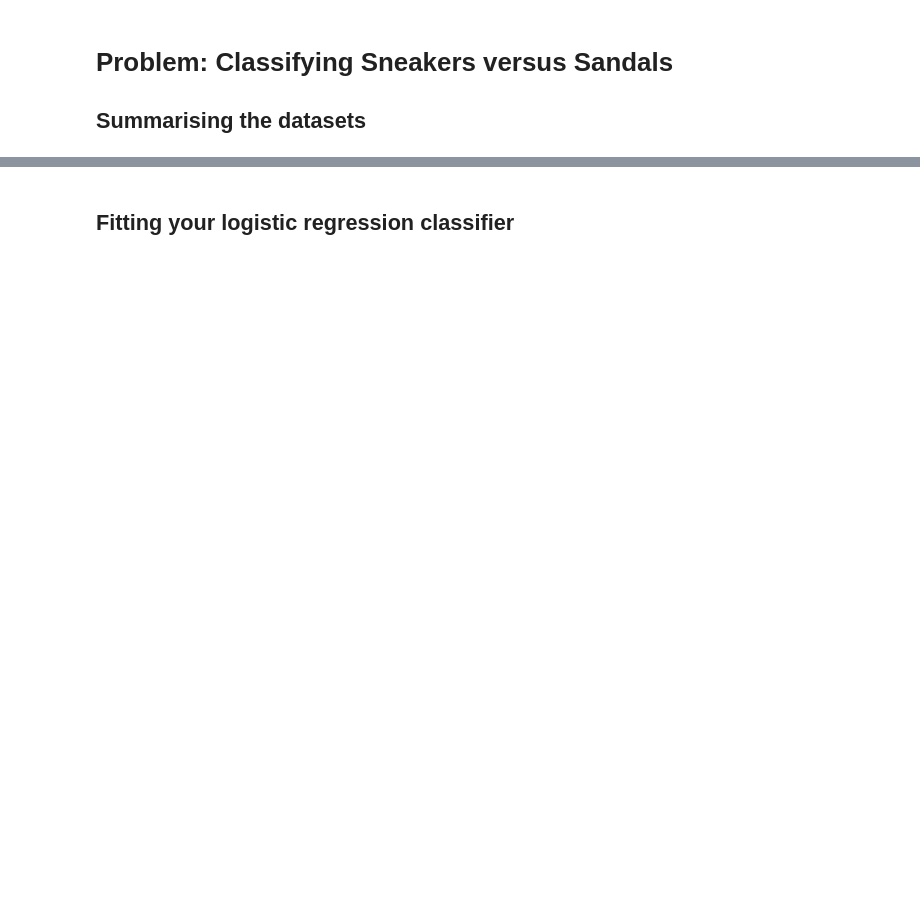
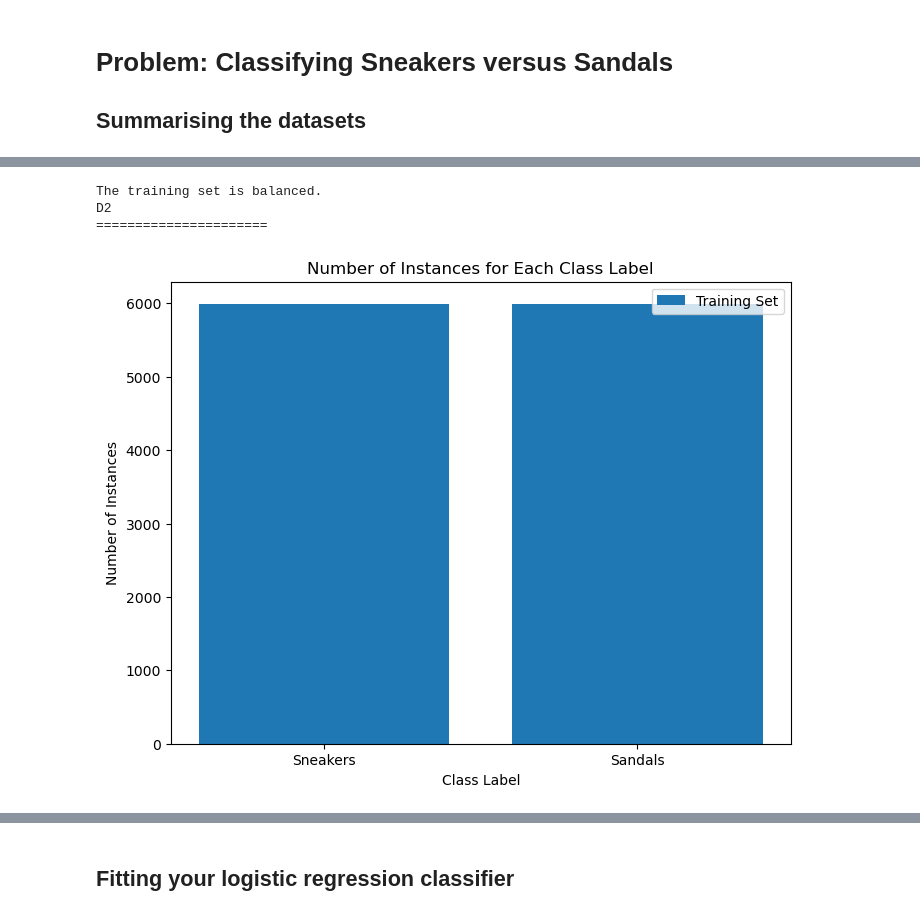
Before and after one commit to LisonLau/CITS5508-Assignments, a Jupyter notebook: Assignment 1 (15%)/assig1_23123849.ipynb, the cells around one changed output, grey strips where cells are left out. Saved outputs shown, nothing was run; the diff lists cells and outputs as text; code cells hidden in the pictures; blank space fills up the shorter version.

```diff
--- a/Assignment 1 (15%)/assig1_23123849.ipynb
+++ b/Assignment 1 (15%)/assig1_23123849.ipynb
@@ -43,27 +45,32 @@ Total number of instances: 13988
 # %%
 import matplotlib.pyplot as plt
 
 # Get the counts of each class label in the training set and test set
 train_label_counts = ss_train['label'].value_counts()
 # test_label_counts = ss_test_labels['label'].value_counts()
 
 # Check if the training set is imbalanced
 if abs(train_label_counts[0] - train_label_counts[1]) > 0.5 * num_train_instances:
     print('The training set is imbalanced.')
 else:
     print('The training set is balanced.')
 
 # Print D2
 print('D2\n======================')
 plt.figure(figsize=(8, 6))
-plt.bar(train_label_counts.index, train_label_counts.values, alpha=0.5, label='Training Set')
-# plt.bar(test_label_counts.index, test_label_counts.values, alpha=0.5, label='Test Set')
+plt.bar(train_label_counts.index, train_label_counts.values, label='Training Set')
+# plt.bar(test_label_counts.index, test_label_counts.values, label='Test Set')
 plt.xticks([0, 1], ['Sneakers', 'Sandals'])
 plt.xlabel('Class Label')
 plt.ylabel('Number of Instances')
 plt.title('Number of Instances for Each Class Label')
 plt.legend()
 plt.show()
+# %% [output]
+The training set is balanced.
+D2
+======================
+[figure, added]
 # %%
 import matplotlib.pyplot as plt
 import numpy as np
```
Also changed, not shown: parts of 9 cells of this notebook.
